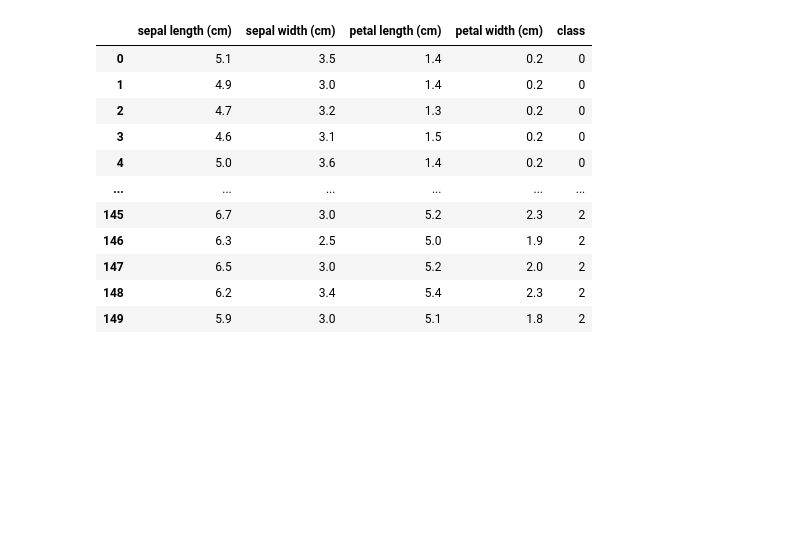
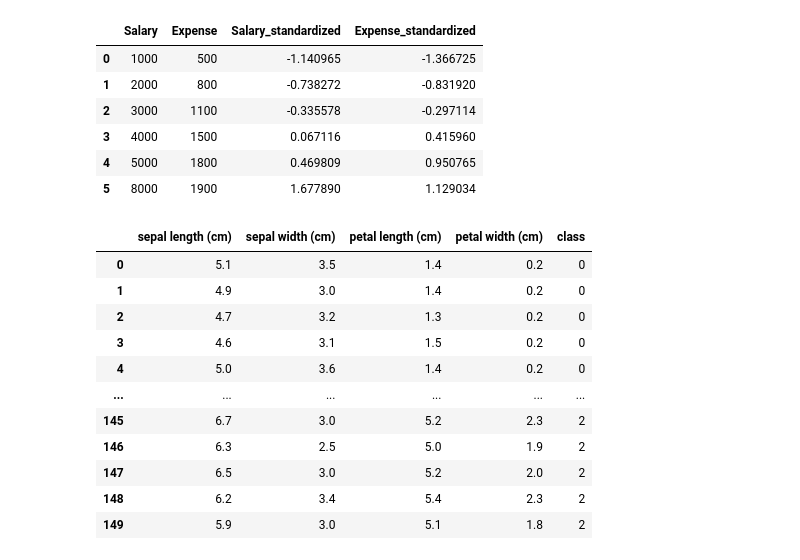
Before and after one commit to KalinaMarkova/Math-for-Developers-Course, a Jupyter notebook: 08. Exam Project/Draft.ipynb, the cells around one changed output. Saved outputs shown, nothing was run; the diff lists cells and outputs as text; code cells hidden in the pictures; blank space fills up the shorter version.

```diff
--- a/08. Exam Project/Draft.ipynb
+++ b/08. Exam Project/Draft.ipynb
@@ -20,3 +89,25 @@ Selecting inputs, which involves reducing the number of inputs, is an evident st
+# %%
+# Calculate the mean of each column
+mean_salary = df['Salary'].mean()
+mean_expense = df['Expense'].mean()
+
+# Calculate the standard deviation of each column
+std_salary = df['Salary'].std()
+std_expense = df['Expense'].std()
+
+# Standardize the columns
+df['Salary_standardized'] = (df['Salary'] - mean_salary) / std_salary
+df['Expense_standardized'] = (df['Expense'] - mean_expense) / std_expense
+# %%
+df
+# %% [output]
+|  | Salary | Expense | Salary_standardized | Expense_standardized |
+| 0 | 1000 | 500 | -1.140965 | -1.366725 |
+| 1 | 2000 | 800 | -0.738272 | -0.831920 |
+| 2 | 3000 | 1100 | -0.335578 | -0.297114 |
+| 3 | 4000 | 1500 | 0.067116 | 0.415960 |
+| 4 | 5000 | 1800 | 0.469809 | 0.950765 |
+| 5 | 8000 | 1900 | 1.677890 | 1.129034 |
 # %%
 import pandas as pd
 import numpy as np
```
Also changed, not shown: parts of 10 cells of this notebook.
